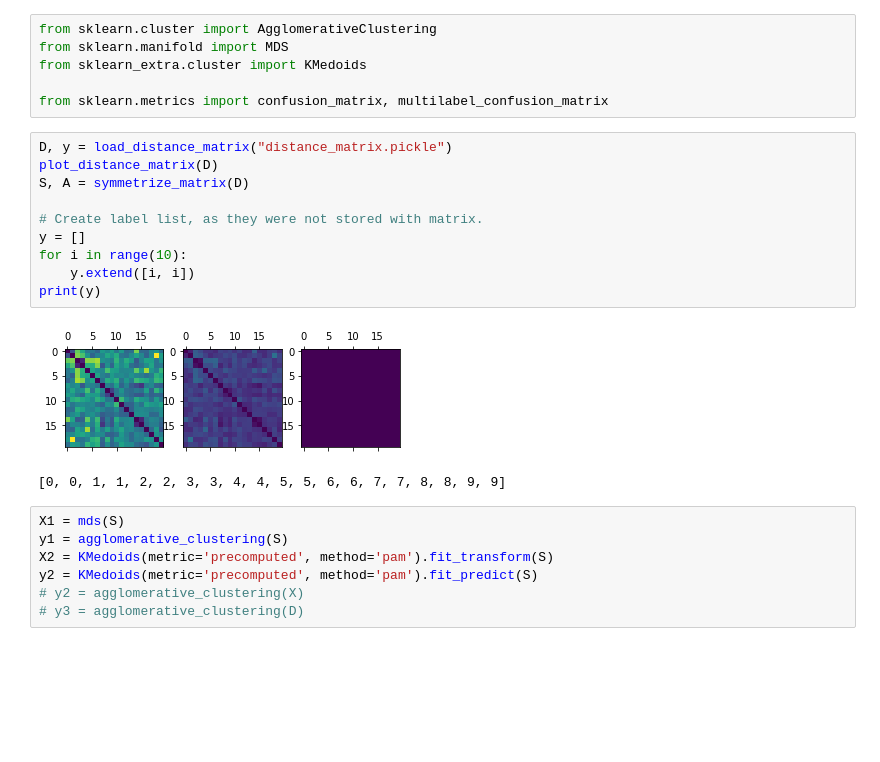
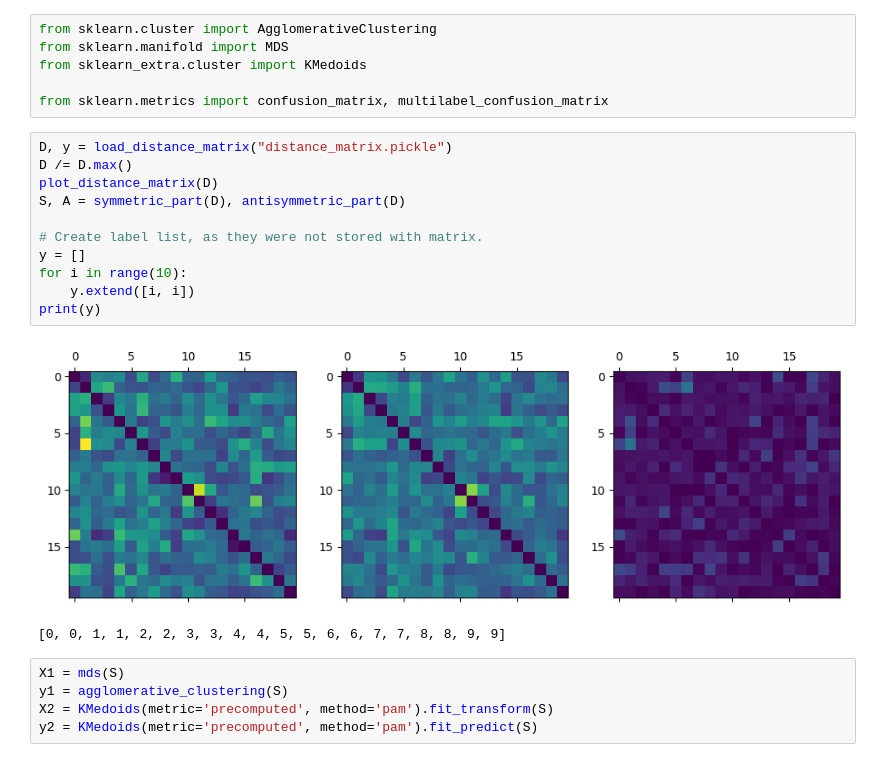
Before and after one commit to jorgenriseth/deepshape, a Jupyter notebook: example-notebooks/Digit Clustering.ipynb, the cells around one changed output. Cells and saved outputs as stored; diff of their text form; blank space fills up the shorter version.

Commit message:
bugfixes related to clustering

```diff
--- a/example-notebooks/Digit Clustering.ipynb
+++ b/example-notebooks/Digit Clustering.ipynb
@@ -13,24 +13,23 @@ from sklearn_extra.cluster import KMedoids
 from sklearn.metrics import confusion_matrix, multilabel_confusion_matrix
 # %%
 D, y = load_distance_matrix("distance_matrix.pickle")
+D /= D.max()
 plot_distance_matrix(D)
-S, A = symmetrize_matrix(D)
+S, A = symmetric_part(D), antisymmetric_part(D)
 
 # Create label list, as they were not stored with matrix.
 y = []
 for i in range(10):
     y.extend([i, i])
 print(y)
 # %% [output]
-[figure, old version]
+[figure, new version]
 [0, 0, 1, 1, 2, 2, 3, 3, 4, 4, 5, 5, 6, 6, 7, 7, 8, 8, 9, 9]
 # %%
 X1 = mds(S)
 y1 = agglomerative_clustering(S)
 X2 = KMedoids(metric='precomputed', method='pam').fit_transform(S)
 y2 = KMedoids(metric='precomputed', method='pam').fit_predict(S)
-# y2 = agglomerative_clustering(X)
-# y3 = agglomerative_clustering(D)
 # %%
 plot_clustering(X1, y, y1)
 # %% [output]
```
Also changed, not shown: parts of 4 cells of this notebook, 5 other files.
